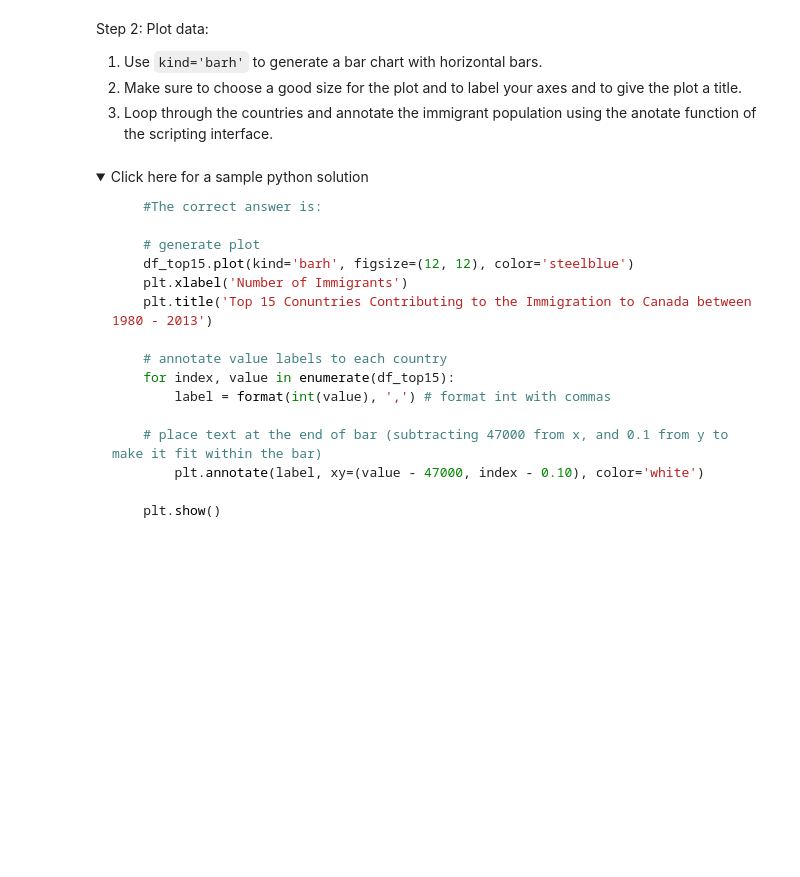
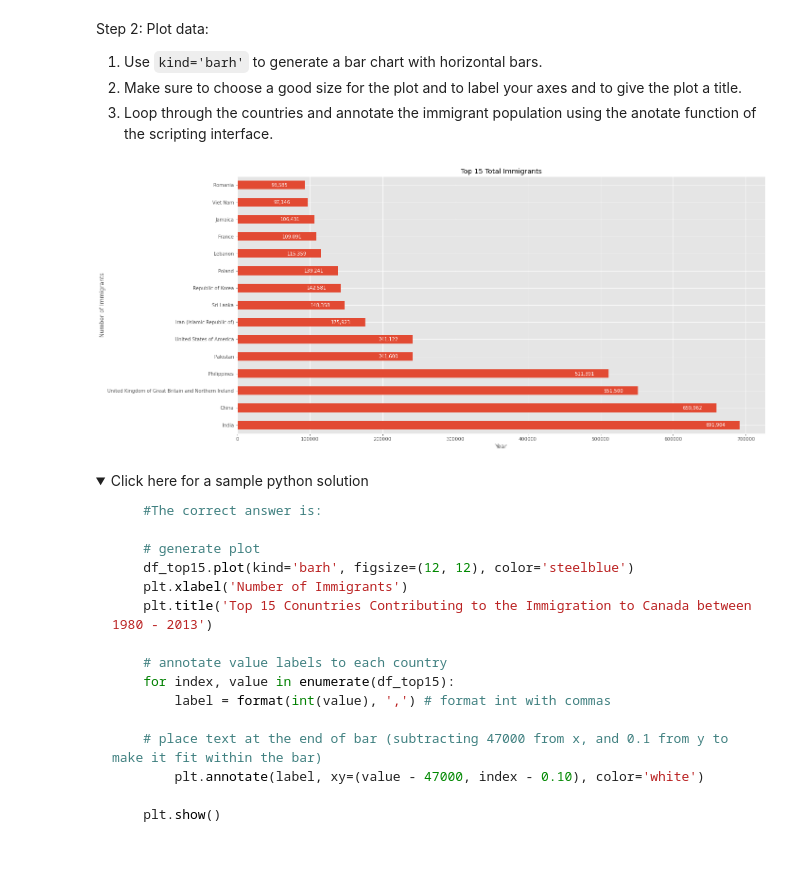
Before and after one commit to nanaccachian/CognitiveClassDataScience, a Jupyter notebook: DV0101EN/DV0101EN-Exercise-Area-Plots-Histograms-and-Bar-Charts-py.ipynb, the cells around one changed output. Drawn from its saved outputs; the diff is of its cells as text; code cells hidden in the pictures; folded sections open; blank space fills up the shorter version.

```diff
--- a/DV0101EN/DV0101EN-Exercise-Area-Plots-Histograms-and-Bar-Charts-py.ipynb
+++ b/DV0101EN/DV0101EN-Exercise-Area-Plots-Histograms-and-Bar-Charts-py.ipynb
@@ -691,0 +718,8 @@ Step 1: Get the data pertaining to the top 15 countries.
+# %%
+### type your answer here
+
+df_test = df_can.sort_values(by = 'Total', ascending = False)
+
+df_test = df_test['Total'].head(15)
+
+df_test
@@ -716,3 +766,17 @@ Step 2: Plot data:
+# %%
+### type your answer here
+
+df_test.plot(kind='barh', figsize=(20, 10))
+for index, value in enumerate(df_test):
+    label = format(int(value), ',') # format int with commas
+    plt.annotate(label, xy=(value - 47000, index - 0.10), color='white')
+plt.xlabel('Year')
+plt.ylabel('Number of Immigrants')
+plt.title('Top 15 Total Immigrants')
+
+plt.show()
+# %% [output]
+[figure, added]
 # %% [markdown]
 <details><summary>Click here for a sample python solution</summary>
 
```
Also changed, not shown: parts of 9 cells of this notebook.
